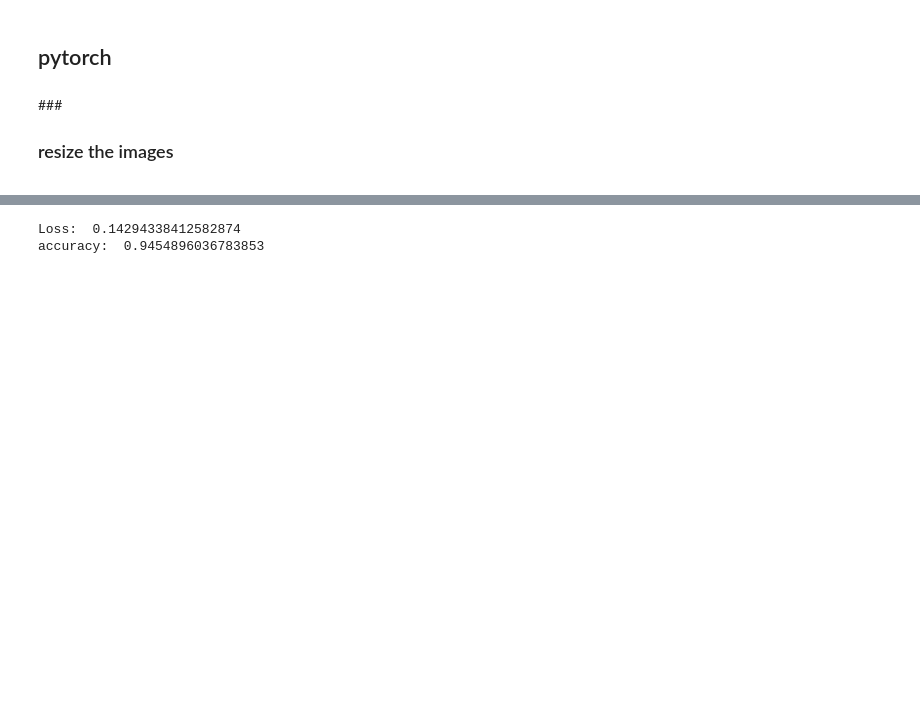
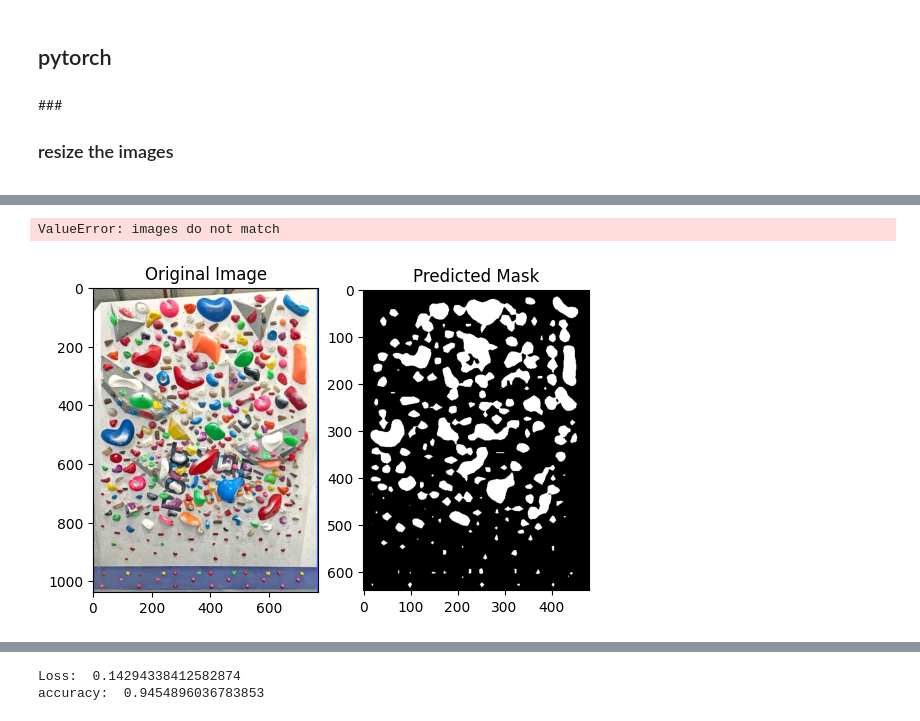
Before and after one commit to ydsyvn/Climbing-Hold-Segmentation, a Jupyter notebook: final_project_hold_segmentation.ipynb, the cells around one changed output, grey strips where cells are left out. Cells and saved outputs as stored; diff of their text form; code cells hidden in the pictures; blank space fills up the shorter version.

```diff
--- a/final_project_hold_segmentation.ipynb
+++ b/final_project_hold_segmentation.ipynb
@@ -155,0 +273,43 @@ Downloading: "https://download.pytorch.org/models/resnet50-0676ba61.pth" to /roo
+# %%
+path_to_image = '/content/drive/MyDrive/Data/hold segmentation/spraywall images/Img_2023_12_10_12_00_59.jpeg'
+predict_and_display(model, path_to_image, device)
+# %% [output]
+ValueError: images do not match
+# %%
+import os
+import random
+
+def predict_random_image(model, folder_path, device):
+    # Select a random image from the folder
+    image_path = random.choice(os.listdir(folder_path))
+    image_path = os.path.join(folder_path, image_path)
+
+    # Load and preprocess the image
+    image = Image.open(image_path).convert("RGB")
+    image = F.resize(image, (640, 480))  # Adjust the size if necessary
+    image = F.to_tensor(image).unsqueeze(0).to(device)
+
+    # Make a prediction
+    model.eval()
+    with torch.no_grad():
+        output = model(image)['out']
+    prediction = output.argmax(1).squeeze().cpu().numpy()
+
+    # Load the original image
+    original_image = Image.open(image_path)
+
+    # Create a mask image from the prediction
+    mask = Image.fromarray(prediction.astype(np.uint8) * 255)
+
+    # Display the original image and the mask side by side
+    fig, ax = plt.subplots(1, 2)
+    ax[0].imshow(original_image)
+    ax[0].set_title('Original Image')
+    ax[1].imshow(mask, cmap='gray')
+    ax[1].set_title('Predicted Mask')
+    plt.show()
+# %%
+path_to_folder = '/content/drive/MyDrive/Data/hold segmentation/spraywall images/'
+predict_random_image(model, path_to_folder, device)
+# %% [output]
+[figure, added]
```
Also changed, not shown: parts of 35 cells of this notebook.
